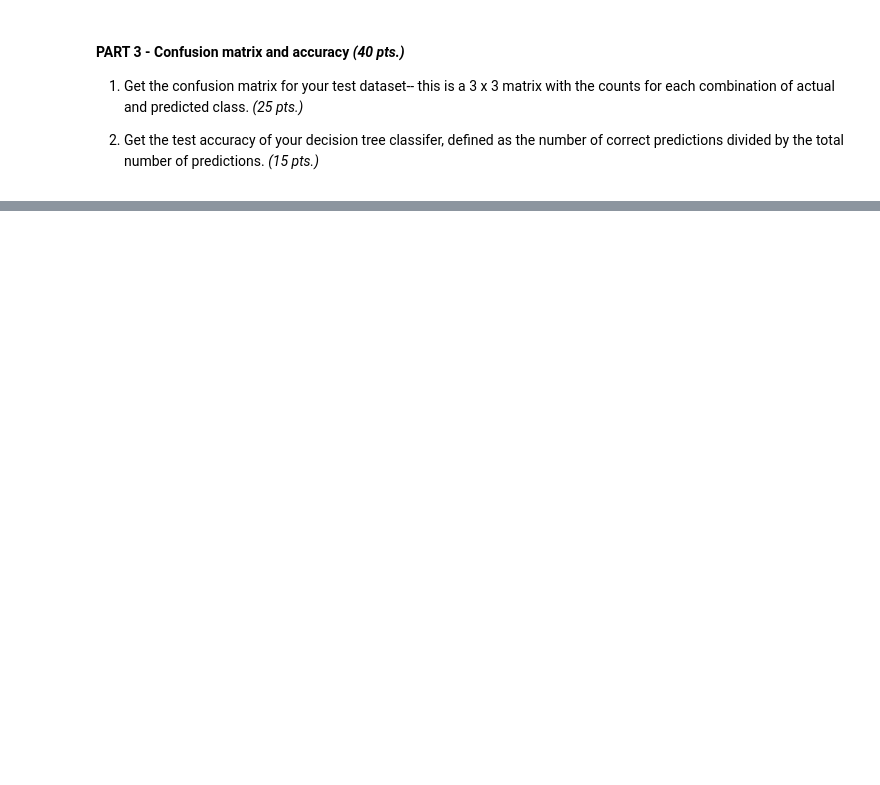
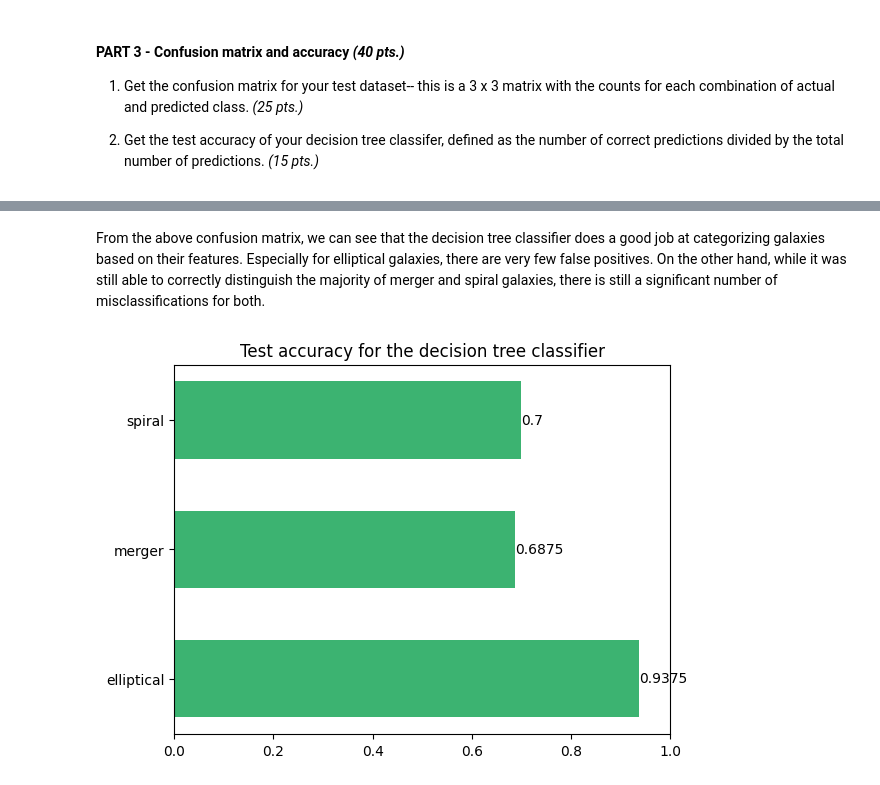
Before and after one commit to N8ndanac/AppPhy157, a Jupyter notebook: Lab Assignments/lab_assignment_A2.ipynb, the cells around one changed output, grey strips where cells are left out. Cells and saved outputs as stored; diff of their text form; code cells hidden in the pictures; blank space fills up the shorter version.

```diff
--- a/Lab Assignments/lab_assignment_A2.ipynb
+++ b/Lab Assignments/lab_assignment_A2.ipynb
@@ -153,0 +217,21 @@ cm
+# %% [markdown]
+From the above confusion matrix, we can see that the decision tree classifier does a good job at categorizing galaxies based on their features. Especially for elliptical galaxies, there are very few false positives. On the other hand, while it was still able to correctly distinguish the majority of merger and spiral galaxies, there is still a significant number of misclassifications for both.
+# %%
+#Create an array to store the test accuracy for each class
+acc = np.empty(3)
+
+for i in range(3):
+  #The number of true positives is represented by the diagonal
+  #The total number of positives simply is the total sum of each column
+  acc[i] = cm[i][i]/np.sum(cm[:, i])
+
+#Plotting as a bar graph
+b = plt.barh(classes, acc, height=0.6, color="mediumseagreen")
+plt.bar_label(b)
+#Formatting
+plt.xlim(0, 1)
+plt.title("Test accuracy for the decision tree classifier")
+#Displaying
+plt.show()
+# %% [output]
+[figure, added]
```
Also changed, not shown: parts of 11 cells of this notebook.
